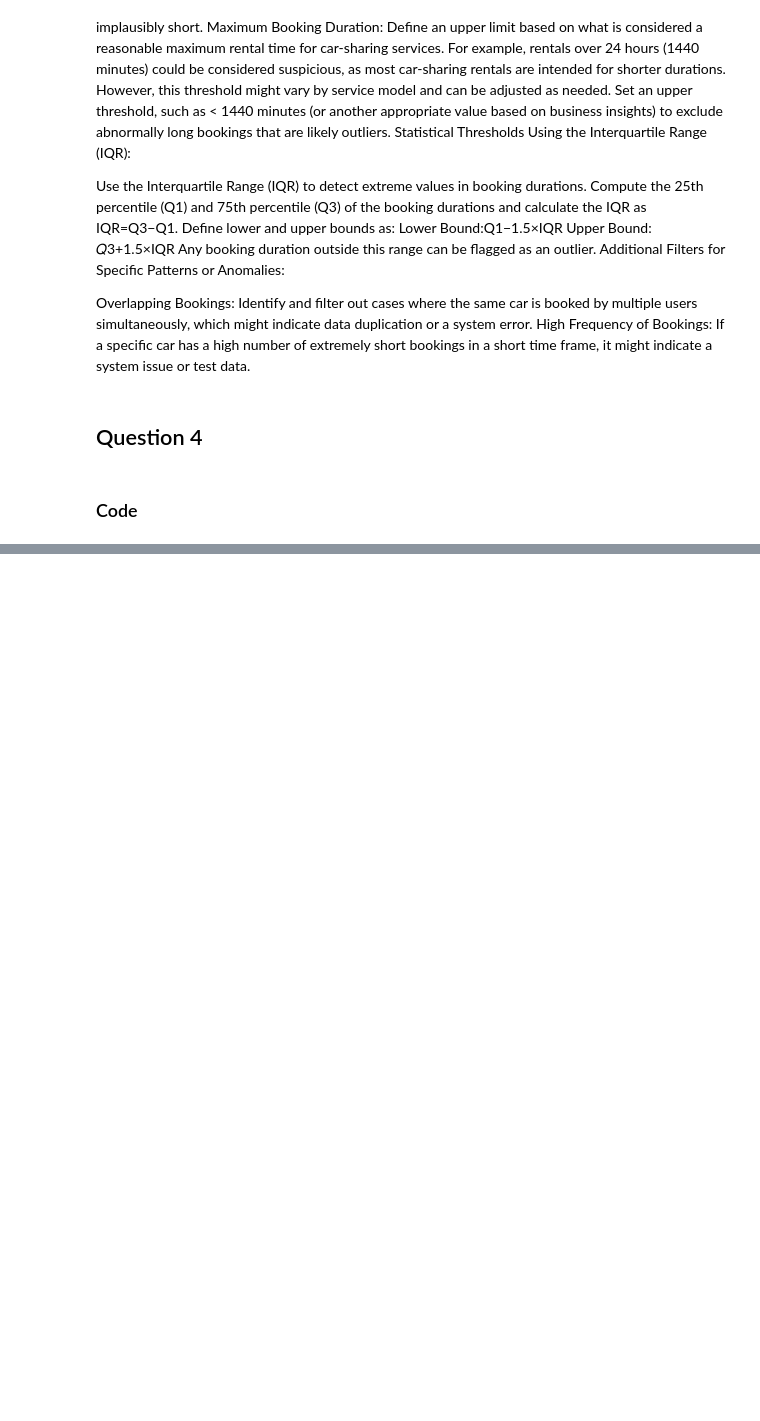
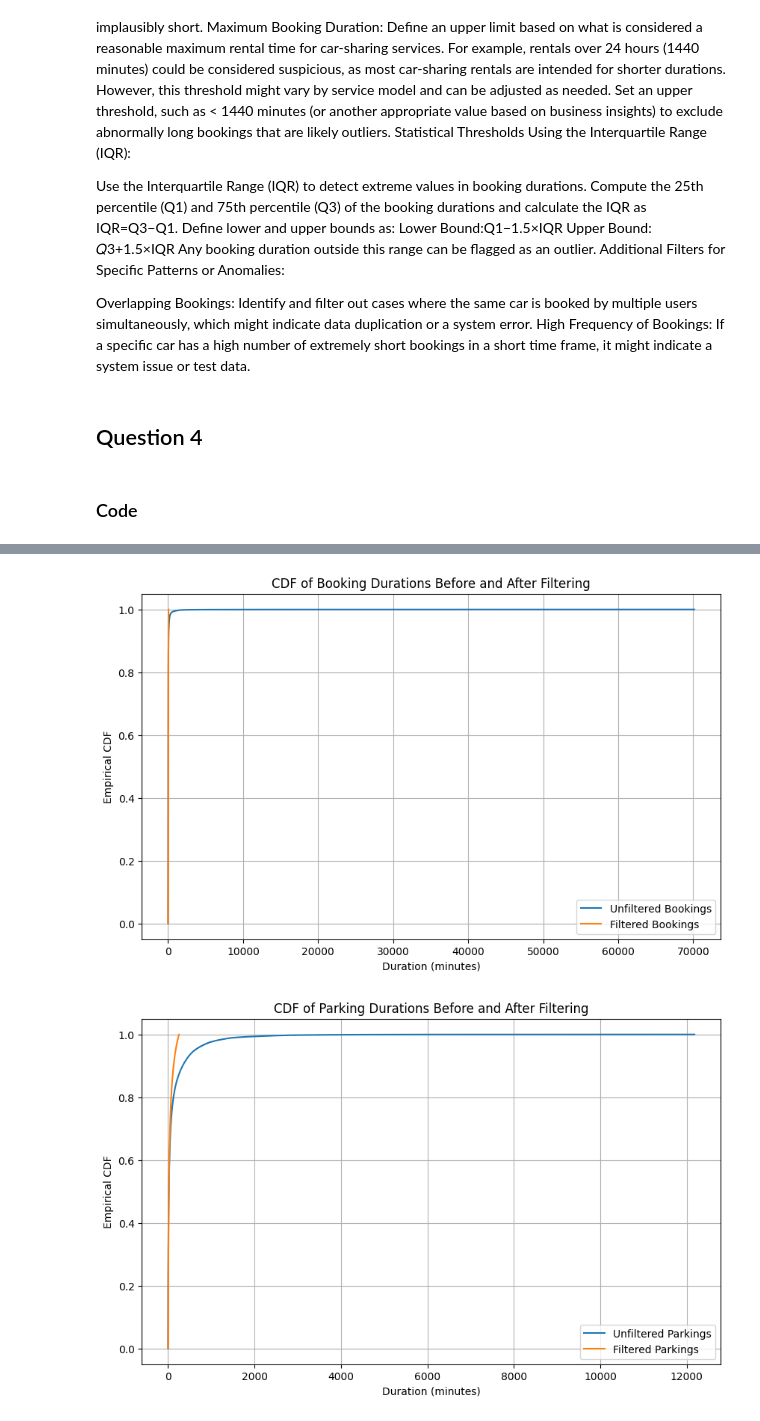
Before and after one commit to Djoulia/ICT4SM_lab1, a Jupyter notebook: main.ipynb, the cells around one changed output, grey strips where cells are left out. Drawn from its saved outputs; the diff is of its cells as text; code cells hidden in the pictures; blank space fills up the shorter version.

```diff
--- a/main.ipynb
+++ b/main.ipynb
@@ -393,0 +476,32 @@ High Frequency of Bookings: If a specific car has a high number of extremely sho
+# %%
+import numpy as np
+
+def plot_cdf(data, title, label):
+    sorted_data = np.sort(data)
+    yvals = np.arange(1, len(sorted_data) + 1) / float(len(sorted_data))
+    plt.step(sorted_data, yvals, label=label)
+
+# Plot CDFs for bookings
+plt.figure(figsize=(10, 6))
+plot_cdf(df_bookings_unfiltered['duration'], 'CDF of Booking Durations', 'Unfiltered Bookings')
+plot_cdf(df_bookings_filtered['duration'], 'CDF of Booking Durations', 'Filtered Bookings')
+plt.xlabel('Duration (minutes)')
+plt.ylabel('Empirical CDF')
+plt.title('CDF of Booking Durations Before and After Filtering')
+plt.legend()
+plt.grid()
+plt.show()
+
+# Plot CDFs for parkings
+plt.figure(figsize=(10, 6))
+plot_cdf(df_parkings_unfiltered['duration'], 'CDF of Parking Durations', 'Unfiltered Parkings')
+plot_cdf(df_parkings_filtered['duration'], 'CDF of Parking Durations', 'Filtered Parkings')
+plt.xlabel('Duration (minutes)')
+plt.ylabel('Empirical CDF')
+plt.title('CDF of Parking Durations Before and After Filtering')
+plt.legend()
+plt.grid()
+plt.show()
+# %% [output]
+[figure, added]
+[figure, added]
```
Also changed, not shown: parts of 9 cells of this notebook.
